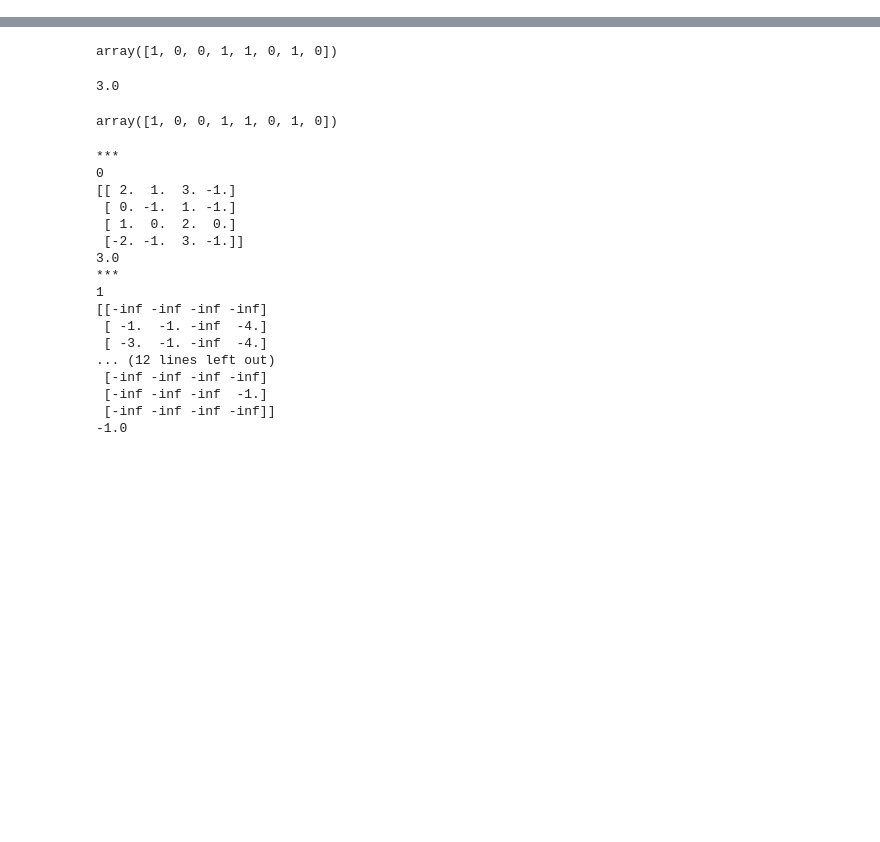
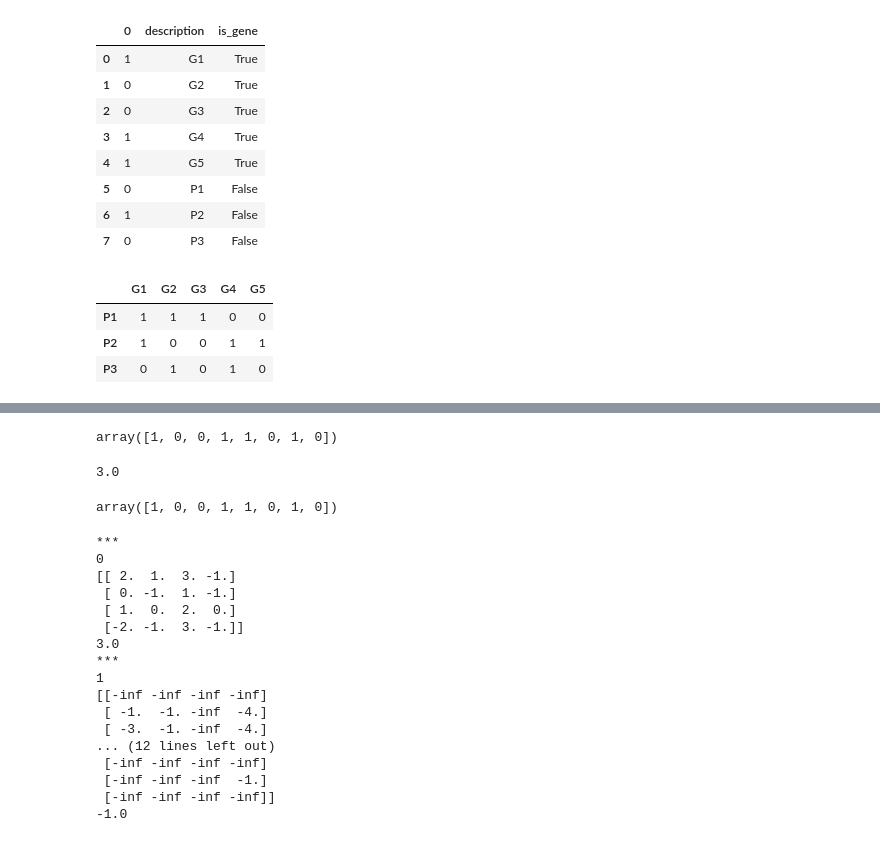
Before and after one commit to djunamay/geneclusters, a Jupyter notebook: scrap2.ipynb, the cells around one changed output, grey strips where cells are left out. Cells and saved outputs as stored; diff of their text form; code cells hidden in the pictures; blank space fills up the shorter version.

```diff
--- a/scrap2.ipynb
+++ b/scrap2.ipynb
@@ -4,3 +4,6 @@ path = './examples/test_dict.npy'
 from assertpy import assert_that
 from tqdm import tqdm
 import numpy.ma as ma
+# %%
+get_kernighan_lin_clusters('./examples/test_dict.npy', 2, 0)
+# %% [output]
@@ -6,0 +11,9 @@ import numpy.ma as ma
+|  | 0 | description | is_gene |
+| 0 | 1 | G1 | True |
+| 1 | 0 | G2 | True |
+| 2 | 0 | G3 | True |
+| 3 | 1 | G4 | True |
+| 4 | 1 | G5 | True |
+| 5 | 0 | P1 | False |
+| 6 | 1 | P2 | False |
+| 7 | 0 | P3 | False |
@@ -7,3 +29,12 @@ import numpy.ma as ma
+# %%
+path = './examples/test_dict.npy'
+mat = get_gene_pathway_matrix(path)
+mat
+# %% [output]
+|  | G1 | G2 | G3 | G4 | G5 |
+| P1 | 1 | 1 | 1 | 0 | 0 |
+| P2 | 1 | 0 | 0 | 1 | 1 |
+| P3 | 0 | 1 | 0 | 1 | 0 |
 # %%
 path = './examples/test_dict.npy'
 mat = get_gene_pathway_matrix(path)
```
Also changed, not shown: parts of 10 cells of this notebook.
